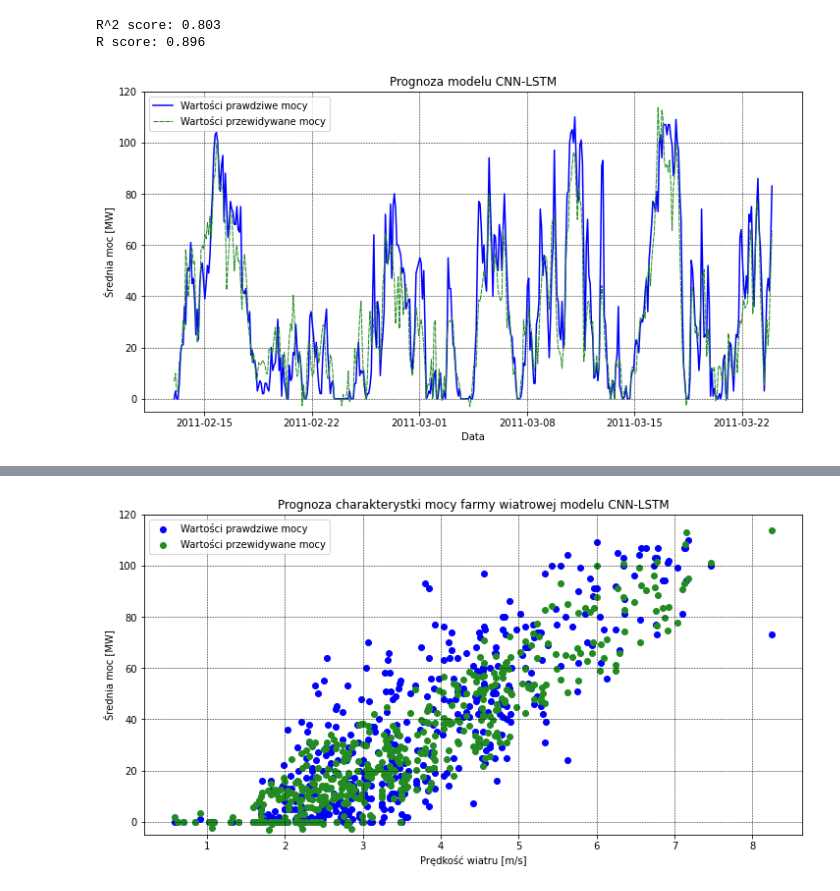
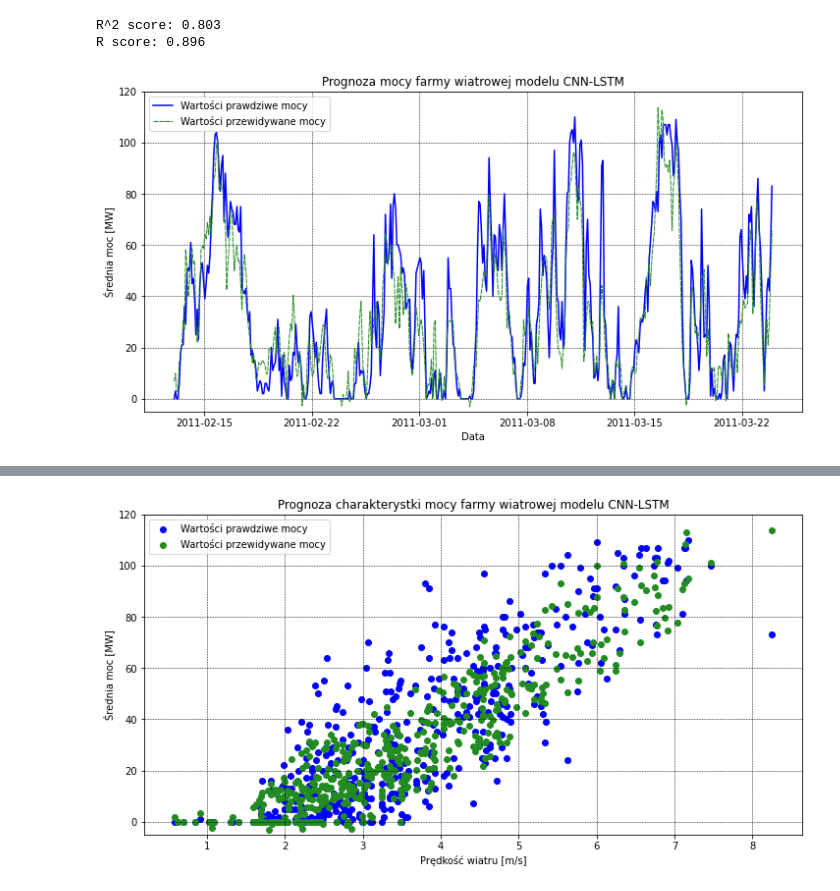
Before and after one commit to Dawidemm/wind-farm-power-forecasting, a Jupyter notebook: ForecastingCNNLSTMsubseq2.ipynb, the cells around one changed output, grey strips where cells are left out. Cells and saved outputs as stored; diff of their text form; code cells hidden in the pictures.

```diff
--- a/ForecastingCNNLSTMsubseq2.ipynb
+++ b/ForecastingCNNLSTMsubseq2.ipynb
@@ -76,18 +74,18 @@ R score: 0.896
 # %%
 plt.plot(dataset.date_time[int(dataset.lenght * 0.9):][::dataset.subsequences], test_dataset[2],
                                                                                  color='blue', label='Wartości prawdziwe mocy', linewidth=1.5)
 plt.plot(dataset.date_time[int(dataset.lenght * 0.9):][::dataset.subsequences], predictions, color='forestgreen',
                                                                                 linestyle=(0,(5,1)), label='Wartości przewidywane mocy', linewidth=1)
 fig = plt.gcf()
 fig = fig.set_size_inches(12,6)
 plt.ylim([-5, 120])
 plt.ticklabel_format(axis='y', style='plain')
 plt.grid(color='k', linewidth=0.5, linestyle='--')
-plt.title('Prognoza modelu CNN-LSTM')
+plt.title('Prognoza mocy farmy wiatrowej modelu CNN-LSTM')
 plt.xlabel('Data')
 plt.ylabel('Średnia moc [MW]')
 plt.legend(loc='best')
 plt.show()
 # %% [output]
-[figure, old version]
+[figure, new version]
 # %%
```
Also changed, not shown: parts of 3 cells of this notebook.
